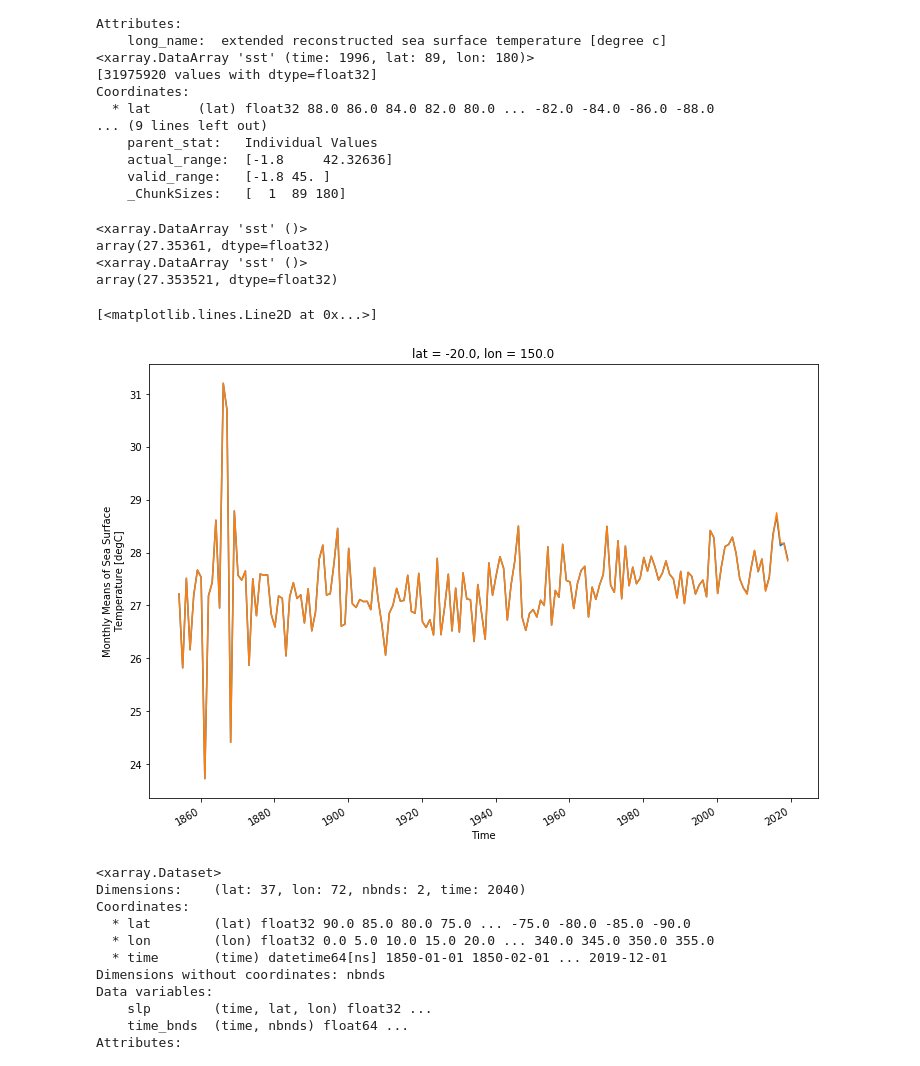
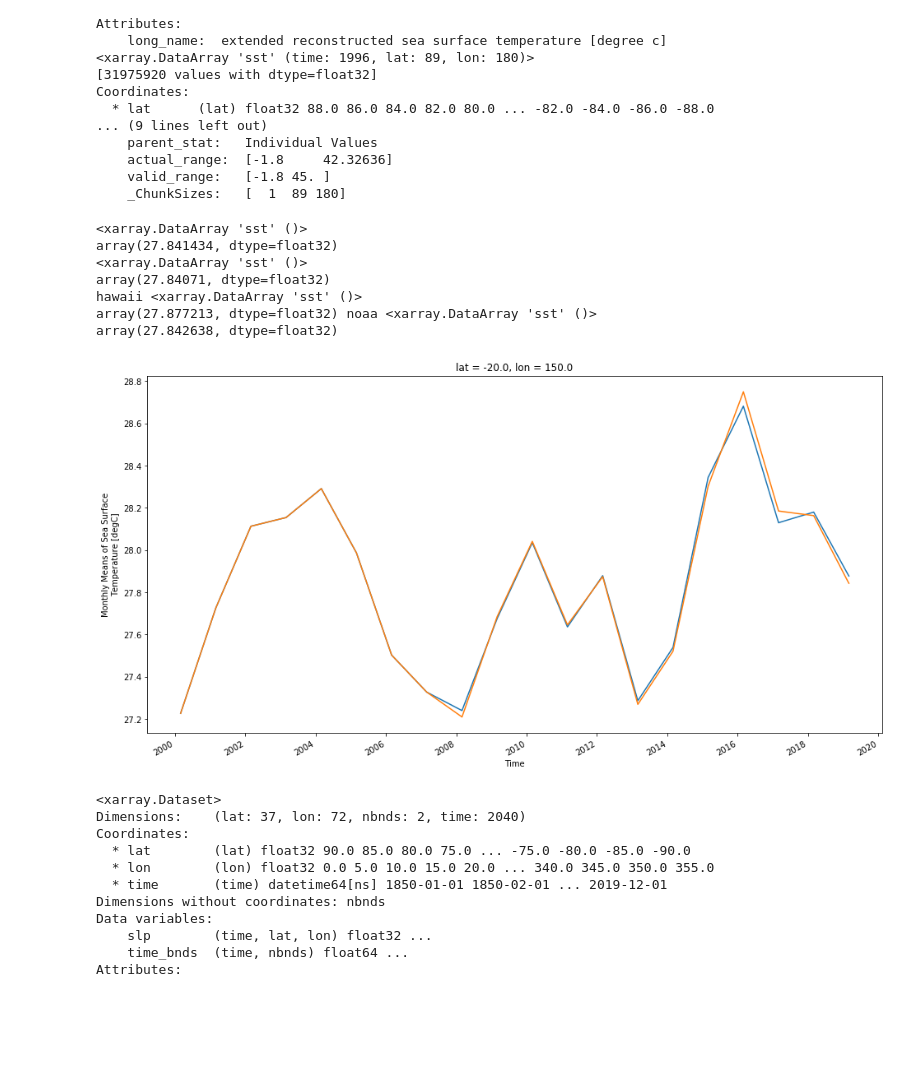
Before and after one commit to medhap02/AllIndiaRainfall, a Jupyter notebook: src/ISM_Model1_2020Predictions.ipynb, the cells around one changed output. Saved outputs shown, nothing was run; the diff lists cells and outputs as text; code cells hidden in the pictures; blank space fills up the shorter version.

Commit message:
noaa dataset

```diff
--- a/src/ISM_Model1_2020Predictions.ipynb
+++ b/src/ISM_Model1_2020Predictions.ipynb
@@ -53,20 +53,26 @@ Coordinates:
     _ChunkSizes:   [  1  89 180]
 # %%
 # comparing the two datasets
-series = sst.sel(lat = slice(-20, -20), lon = slice(150, 150), time = (sst['time.month']==3)).sel(time = slice('1854-03-01', '2019-03-01'))
-series1 = sst1.sel(lat = slice(-20, -20), lon = slice(150, 150), time = (sst1['time.month']==3)).sel(time = slice('1854-03-01', '2019-03-01'))
+series = sst.sel(lat = slice(-20, -20), lon = slice(150, 150), time = (sst['time.month']==3)).sel(time = slice('2000-03-01', '2019-03-01'))
+series1 = sst1.sel(lat = slice(-20, -20), lon = slice(150, 150), time = (sst1['time.month']==3)).sel(time = slice('2000-03-01', '2019-03-01'))
 print(series.mean())
 print(series1.mean())
-plt.figure(figsize=(12,8))
+plt.figure(figsize=(16,8))
 series.plot()
 series1.plot()
+
+seriesx = sst.sel(lat = slice(-20, -20), lon = slice(150, 150), time = (sst['time.month']==3)).sel(time = slice('2019-03-01', '2019-03-01'))
+seriesy = sst1.sel(lat = slice(-20, -20), lon = slice(150, 150), time = (sst1['time.month']==3)).sel(time = slice('2019-03-01', '2019-03-01'))
+print("hawaii", seriesx.mean(), "noaa", seriesy.mean())
 # %% [output]
 <xarray.DataArray 'sst' ()>
-array(27.35361, dtype=float32)
+array(27.841434, dtype=float32)
 <xarray.DataArray 'sst' ()>
-array(27.353521, dtype=float32)
+array(27.84071, dtype=float32)
+hawaii <xarray.DataArray 'sst' ()>
+array(27.877213, dtype=float32) noaa <xarray.DataArray 'sst' ()>
+array(27.842638, dtype=float32)
-[<matplotlib.lines.Line2D at 0x...>]
-[figure, old version]
+[figure, new version]
 # %%
 #slpdat = xr.open_dataset('ftp://ftp.cdc.noaa.gov/Datasets.other/hadslp2/slp.mnmean.real.nc')
 slpdat = xr.open_dataset('data/slp.mnmean.real.nc')
```
